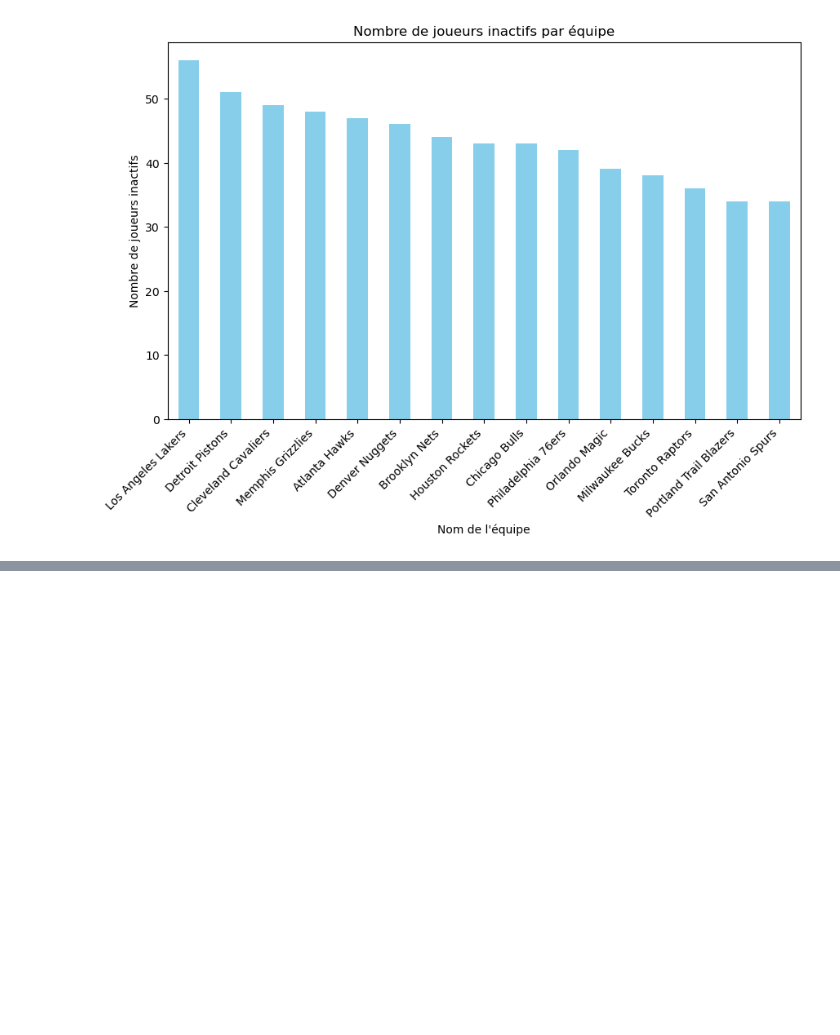
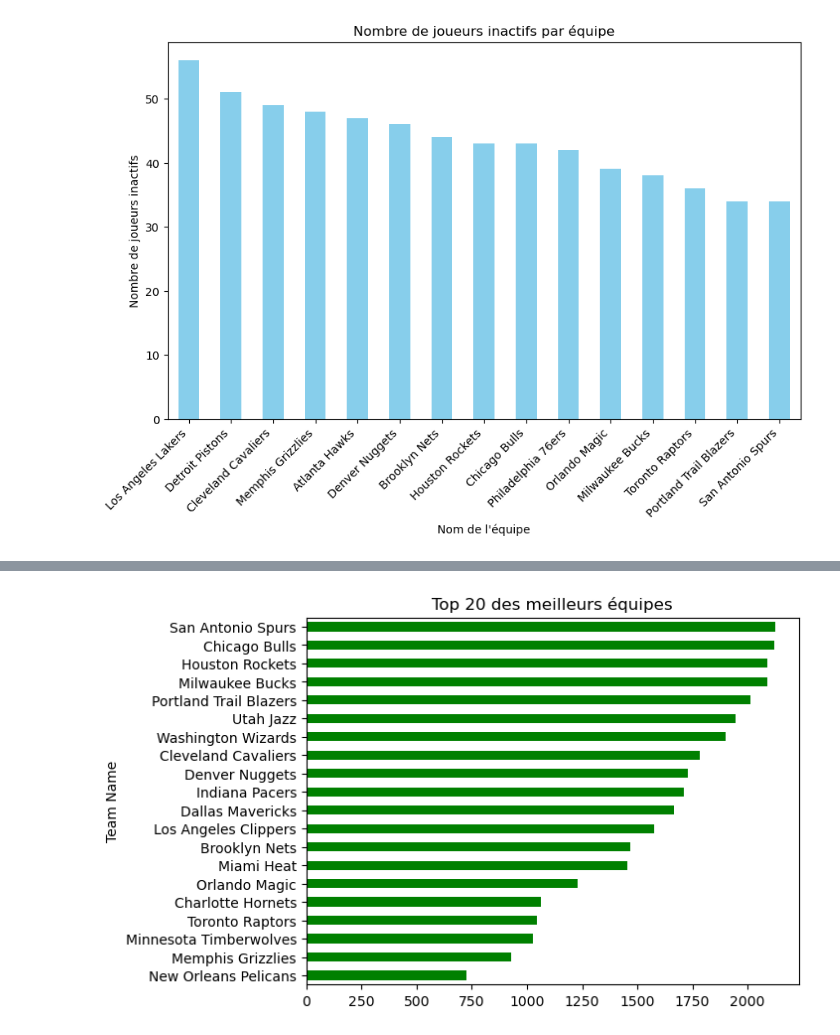
Before and after one commit to yomarhub/NbaAnalyse, a Jupyter notebook: nbaAnalyse.ipynb, the cells around one changed output, grey strips where cells are left out. Cells and saved outputs as stored; diff of their text form; code cells hidden in the pictures; blank space fills up the shorter version.

```diff
--- a/nbaAnalyse.ipynb
+++ b/nbaAnalyse.ipynb
@@ -67,0 +133,41 @@ plt.show()
+# %%
+import numpy as np
+
+table['line_score']['victor'] = np.where(
+    table['line_score']['pts_home'] > table['line_score']['pts_away'],
+    table['line_score']['team_id_home'],
+    np.where(
+        table['line_score']['pts_home'] < table['line_score']['pts_away'],
+        table['line_score']['team_id_away'],
+        None
+    )
+)
+
+# print(table['line_score'][['game_id', 'team_id_home', 'pts_home', 'team_id_away', 'pts_away', 'victor']].head())
+
+victor_counts = table["line_score"]["victor"].value_counts().reset_index()
+victor_counts.columns = ['team_id', 'victories']
+
+victor_counts_with_names = victor_counts.merge(
+    table["team"],
+    left_on='team_id',
+    right_on='id',
+    how='left'
+)
+victor_counts_with_names = victor_counts_with_names[['team_id', 'victories', 'full_name']]
+
+# victor_counts_with_names.dropna(axis=1, subset="full_name")
+
+victor_counts_with_names = victor_counts_with_names.dropna(subset="full_name").sort_values("victories").head(20)
+victor_counts_with_names[['full_name', 'victories']].plot(
+    kind="barh",
+    x="full_name",
+    y="victories",
+    ylabel="Team Name",
+    title="Top 20 des meilleurs équipes",
+    color="green",
+    legend=False
+)
+plt.show()
+# %% [output]
+[figure, added]
```
Also changed, not shown: parts of 7 cells of this notebook.
